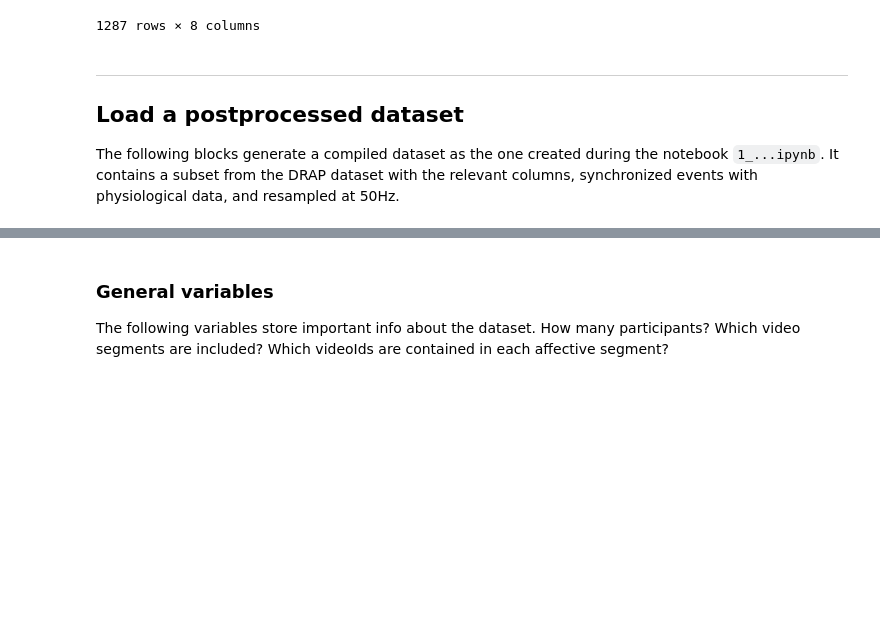
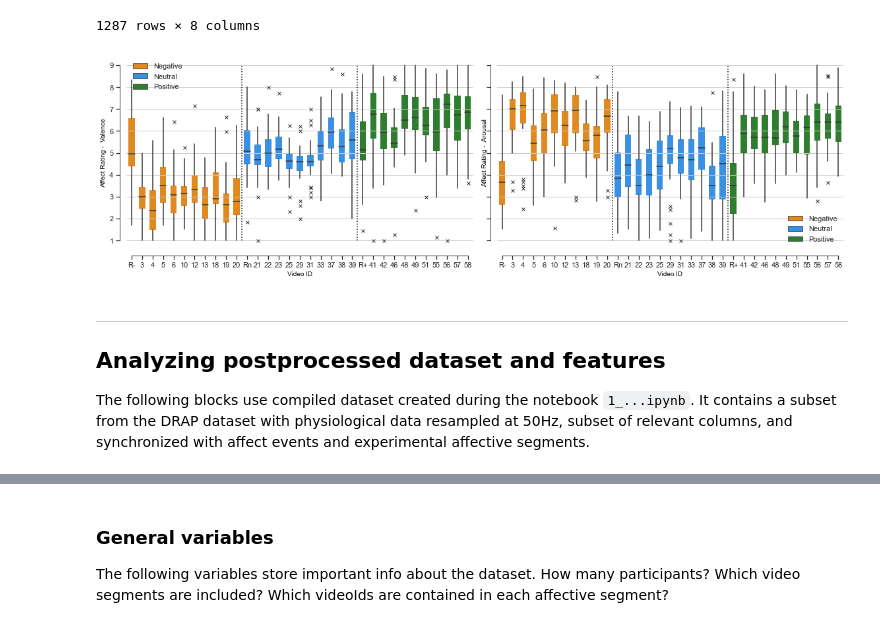
Before and after one commit to michalgnacek/AVDOS-VR, a Jupyter notebook: notebooks/2_affect_classification.ipynb, the cells around one changed output, grey strips where cells are left out. Saved outputs shown, nothing was run; the diff lists cells and outputs as text; code cells hidden in the pictures; blank space fills up the shorter version.

Commit message:
Generated new dataset including Contact + barplots

```diff
--- a/notebooks/2_affect_classification.ipynb
+++ b/notebooks/2_affect_classification.ipynb
@@ -709,7 +709,7 @@ def generate_plot_affect_boxplot_ratings(df_results, axis_to_plot, colname):
     # Sort groups
     df_avg_affect_2 = df_results.copy()
     df_avg_affect_2.sort_values(by=["VideoId"], inplace=True, key= lambda col: col.map(lambda item: ([str,int].index(type(item)), item) ) ) # Make letters come before numbers
-    df_avg_affect_2.sort_values(by=["segment"], ascending=True, kind="mergesort", inplace=True) # Mergesort keeps respecting the previous sorting decision.
+    df_avg_affect_2.sort_values(by=["Segment"], ascending=True, kind="mergesort", inplace=True) # Mergesort keeps respecting the previous sorting decision.
 
     # Rename columns
     df_avg_affect_2.rename( columns = {
@@ -725,43 +725,45 @@ def generate_plot_affect_boxplot_ratings(df_results, axis_to_plot, colname):
 
     # Vertical lines separating the experimental sessions
     ax.vlines([10.5, 21.5], ymin=1, ymax=9, color="black", linestyle='dotted', linewidth=1.5)
+    ax.grid(axis="y")
 
     # Filter the data that has to do with this column label
     sns.boxplot(data=df_avg_affect_2, ax=ax,
                 x="Video ID", y=colname, hue="Exp. Segment", #orient="h",
                 width=0.6, palette=PALETTE_COLORS, dodge =False,
                 # notch=True,
                 showcaps=False,
                 flierprops={"marker": "x"},
                 boxprops={"edgecolor": "none"},
                 # medianprops={"color": "coral"}
                 )
 
     sns.despine(offset=10, trim=True)
     sns.move_legend(ax, loc="best", title=None, frameon=False)
 
     ax.set_ylabel(f"Affect Rating - {colname.split('.')[-1]}")
-    ax.grid(axis="y")
     return ax
 
 ### Generate path to save and figure
 save_path_plot = gen_path_plot(f"affect-boxplot-ratings-per-video")
 
 NUM_ROWS = 1
 NUM_COLS = 2
 fig,axes = plt.subplots(NUM_ROWS, NUM_COLS, sharex=False, sharey=True, figsize=(8*NUM_COLS, 5*NUM_ROWS))
 
 COL_TITLES = ["Avg. Valence", "Avg. Arousal"]
 for i in range(len(COL_TITLES)):
     axes[i] = generate_plot_affect_boxplot_ratings(df_avg_affect_with_segment, axes[i], COL_TITLES[i])
 
 plt.tight_layout()
 plt.savefig(save_path_plot)
+# %% [output]
+[figure, added]
 # %% [markdown]
 ---
-## Load a postprocessed dataset
+## Analyzing postprocessed dataset and features
 
-The following blocks generate a compiled dataset as the one created during the notebook `1_...ipynb`. It contains a subset from the DRAP dataset with the relevant columns, synchronized events with physiological data, and resampled at 50Hz.
+The following blocks use compiled dataset created during the notebook `1_...ipynb`. It contains a subset from the DRAP dataset with physiological data resampled at 50Hz, subset of relevant columns, and synchronized with affect events and experimental affective segments.
 # %%
 # Load the dataset
 DATASET_POSTPROCESSED_FILENAME = "./temp/DRAP_1_preprocess/Dataset_DRAP_postprocessed.csv"
```
Also changed, not shown: parts of 84 cells of this notebook, 2 other files.
